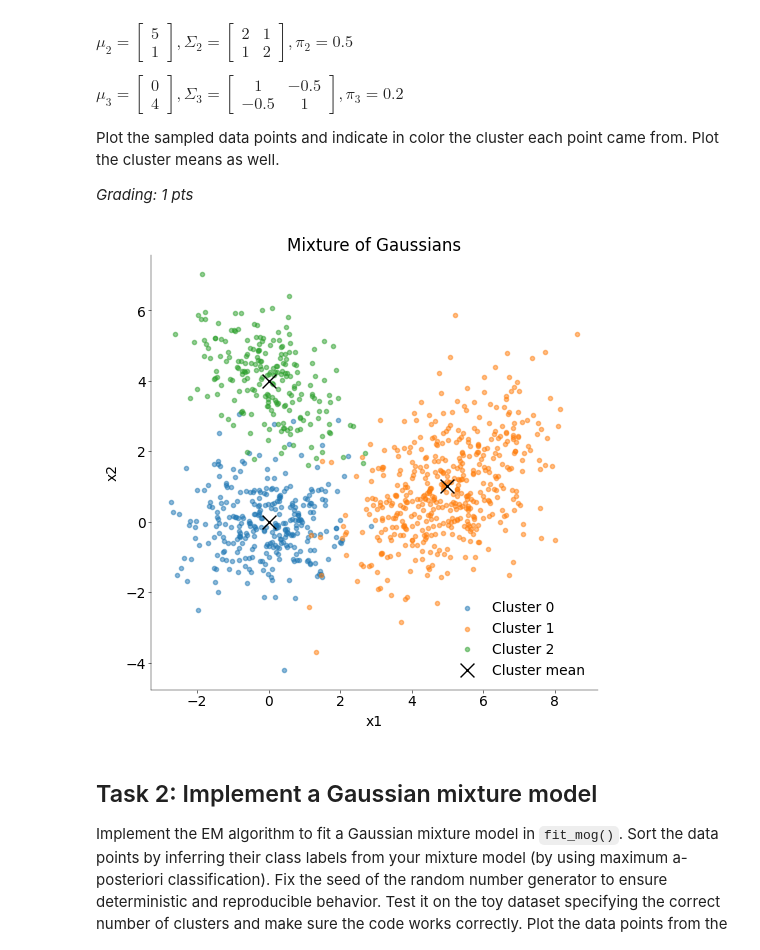
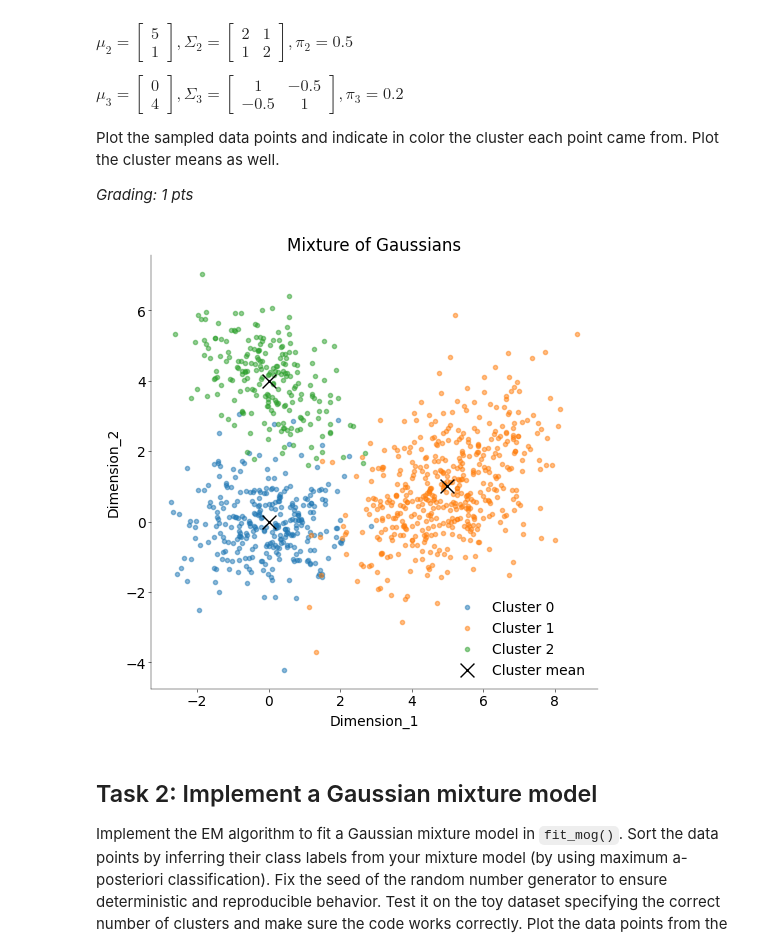
Before and after one commit to stedavkle/uni-tue-nds, a Jupyter notebook: CL2/notebooks/CodingLab2.ipynb, the cells around one changed output. Drawn from its saved outputs; the diff is of its cells as text; code cells hidden in the pictures.

```diff
--- a/CL2/notebooks/CodingLab2.ipynb
+++ b/CL2/notebooks/CodingLab2.ipynb
@@ -142,34 +142,34 @@ labels, x = sample_data(N, m, S, p)
 # %%
 # ----------------------------------------------
 # plot points from mixture of Gaussians (0.5 pt)
 # ----------------------------------------------
 
 fig, ax = plt.subplots(figsize=(5, 5))
 
 # plot points from each cluster with different color
 for i in range(len(p)):
     # plot points of cluster i
     ax.scatter(
         x[labels == i, 0],
         x[labels == i, 1],
         alpha=0.5,
         label=f"Cluster {i}",
     )
 
     # plot cluster mean
     ax.scatter(m[i, 0], m[i, 1], c="k", marker="x", s=100)
 
 # add label for mean symbol
 ax.scatter([], [], c="k", marker="x", s=100, label="Cluster mean")
 
-ax.set_xlabel("x1")  # TODO set meaningful labels and title
-ax.set_ylabel("x2")
+ax.set_xlabel("Dimension_1")  # TODO set meaningful labels and title
+ax.set_ylabel("Dimension_2")
 ax.set_title("Mixture of Gaussians")
 ax.legend()
 
 plt.show()
 # %% [output]
-[figure, old version]
+[figure, new version]
 # %% [markdown]
 ## Task 2: Implement a Gaussian mixture model
 
```
Also changed, not shown: parts of 18 cells of this notebook.
